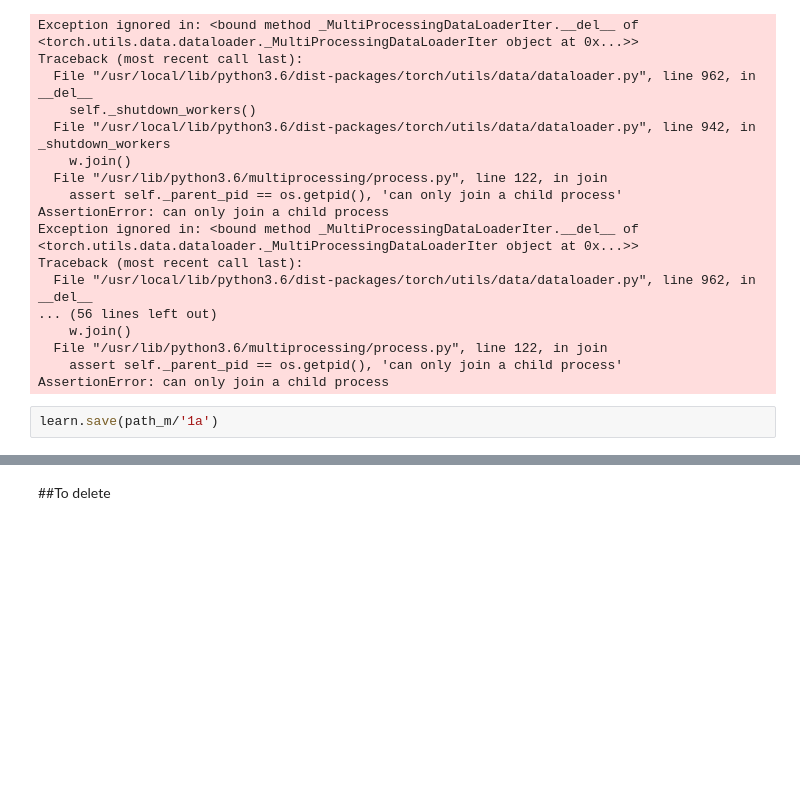
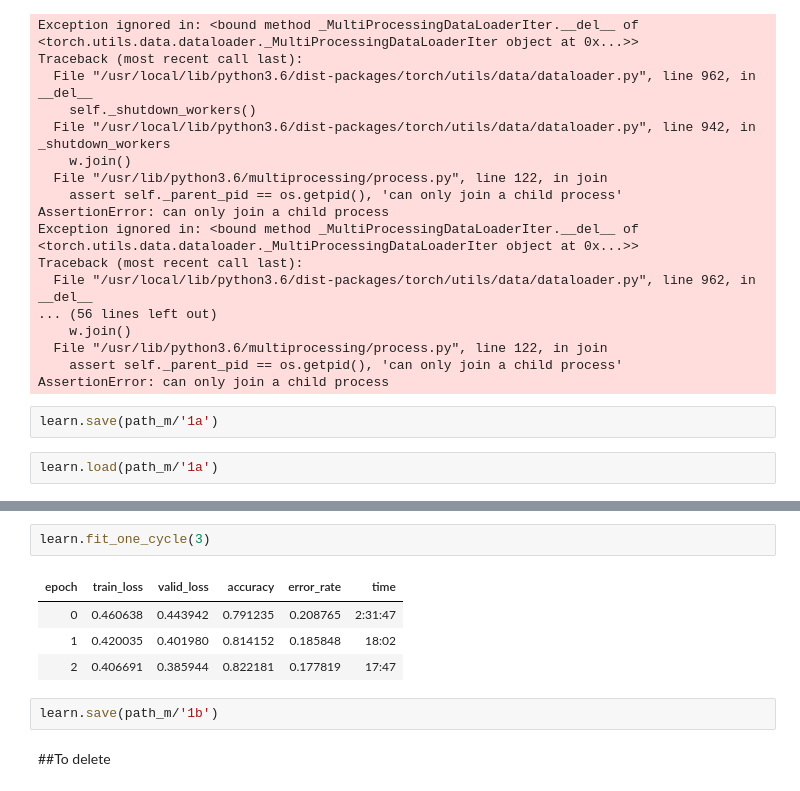
Before and after one commit to GrueneKatze/AI-for-Medicine-Coursera, a Jupyter notebook: Pneumonia_detection_with_FastAI.ipynb, the cells around one changed output, grey strips where cells are left out. Drawn from its saved outputs; the diff is of its cells as text; blank space fills up the shorter version.

```diff
--- a/Pneumonia_detection_with_FastAI.ipynb
+++ b/Pneumonia_detection_with_FastAI.ipynb
@@ -346,3 +363,5 @@ Traceback (most recent call last):
 AssertionError: can only join a child process
 # %%
 learn.save(path_m/'1a')
+# %%
+learn.load(path_m/'1a')
@@ -349,3 +386,12 @@ learn.save(path_m/'1a')
+# %%
+learn.fit_one_cycle(3)
+# %% [output]
+| epoch | train_loss | valid_loss | accuracy | error_rate | time |
+| 0 | 0.460638 | 0.443942 | 0.791235 | 0.208765 | 2:31:47 |
+| 1 | 0.420035 | 0.401980 | 0.814152 | 0.185848 | 18:02 |
+| 2 | 0.406691 | 0.385944 | 0.822181 | 0.177819 | 17:47 |
+# %%
+learn.save(path_m/'1b')
 # %% [markdown]
 ##To delete
 # %%
```
Also changed, not shown: parts of 9 cells of this notebook.
